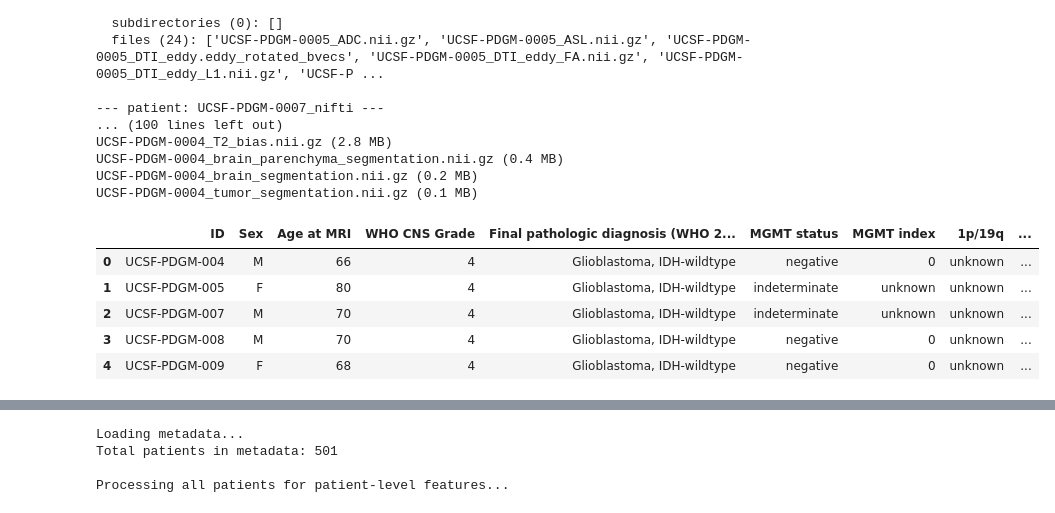
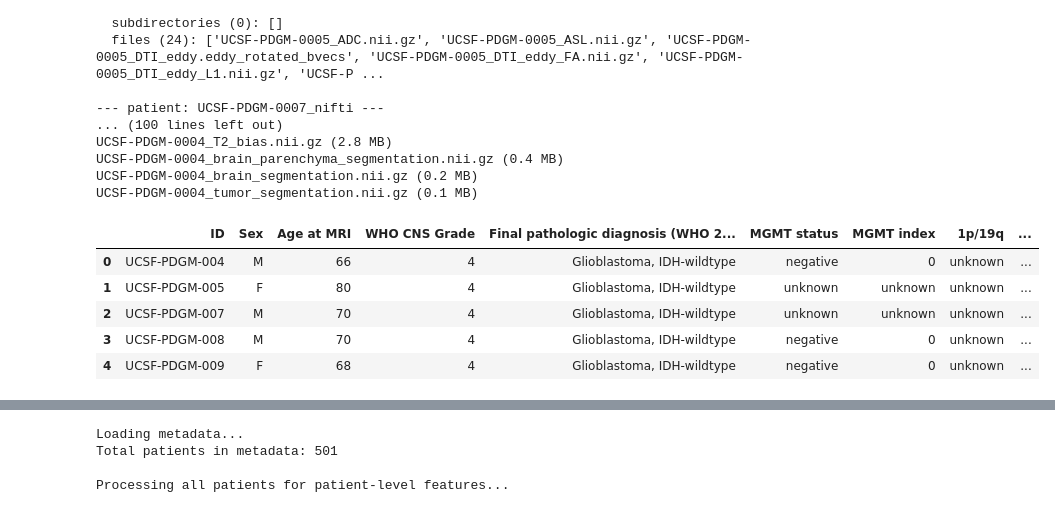
Before and after one commit to nateoverholtzer/GlioGrade, a Jupyter notebook: feature_construction_peritumor.ipynb, the cells around one changed output, grey strips where cells are left out. Cells and saved outputs as stored; diff of their text form; code cells hidden in the pictures.

```diff
--- a/feature_construction_peritumor.ipynb
+++ b/feature_construction_peritumor.ipynb
@@ -130,12 +130,12 @@ UCSF-PDGM-0004_tumor_segmentation.nii.gz (0.1 MB)
 # %%
 ### Import the clinical metadata
 import pandas as pd
-metadata = pd.read_csv('PDGM/UCSF-PDGM-metadata_v5.csv')
+metadata = pd.read_csv('PDGM/UCSF-PDGM-metadata_v5_cleaned.csv')
 metadata.head()
 # %% [output]
 |  | ID | Sex | Age at MRI | WHO CNS Grade | Final pathologic diagnosis (WHO 2... | MGMT status | MGMT index | 1p/19q | ... |
 | 0 | UCSF-PDGM-004 | M | 66 | 4 | Glioblastoma, IDH-wildtype | negative | 0 | unknown | ... |
-| 1 | UCSF-PDGM-005 | F | 80 | 4 | Glioblastoma, IDH-wildtype | indeterminate | unknown | unknown | ... |
-| 2 | UCSF-PDGM-007 | M | 70 | 4 | Glioblastoma, IDH-wildtype | indeterminate | unknown | unknown | ... |
+| 1 | UCSF-PDGM-005 | F | 80 | 4 | Glioblastoma, IDH-wildtype | unknown | unknown | unknown | ... |
+| 2 | UCSF-PDGM-007 | M | 70 | 4 | Glioblastoma, IDH-wildtype | unknown | unknown | unknown | ... |
 | 3 | UCSF-PDGM-008 | M | 70 | 4 | Glioblastoma, IDH-wildtype | negative | 0 | unknown | ... |
 | 4 | UCSF-PDGM-009 | F | 68 | 4 | Glioblastoma, IDH-wildtype | negative | 0 | unknown | ... |
```
Also changed, not shown: parts of 1 cell of this notebook.
